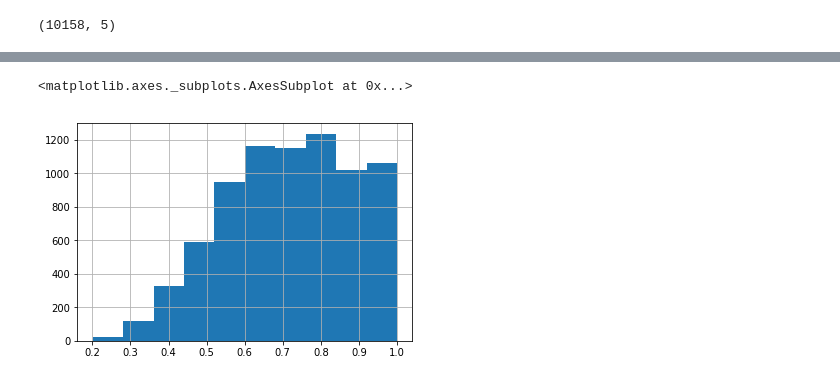
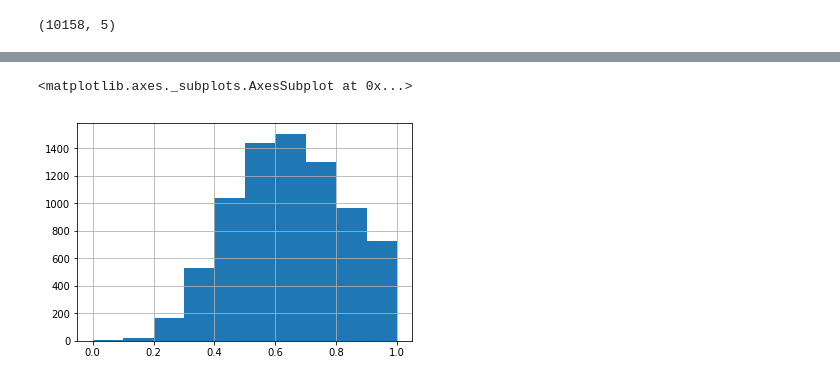
Before and after one commit to EikeDehling/machine-learnings, a Jupyter notebook: nlp_similarity_crowdflower.ipynb, the cells around one changed output, grey strips where cells are left out. Cells and saved outputs as stored; diff of their text form; code cells hidden in the pictures.

```diff
--- a/nlp_similarity_crowdflower.ipynb
+++ b/nlp_similarity_crowdflower.ipynb
@@ -56 +62,36 @@ df['dist'] = list(map(lambda x: cosine(x[0], x[1]), zip(product_vectors, query_v
+# %%
+from gensim.models import TfidfModel
+
+tfidf = TfidfModel(all_corpus, id2word=dictionary)
+
+query_tfidf = tfidf[query_corpus]
+product_title_and_description_tfidf = tfidf[product_title_and_description_corpus]
+all_tfidf = tfidf[all_corpus]
+# %%
+from gensim.models import LsiModel
+
+lsi = LsiModel(all_tfidf, id2word=dictionary)
+
+query_lsi = lsi[query_tfidf]
+product_title_and_description_lsi = lsi[product_title_and_description_tfidf]
+all_lsi = lsi[all_tfidf]
+# %%
+from gensim.matutils import sparse2full
+
+df['query_tfidf'] = [sparse2full(x, tfidf_dimensions) for x in query_tfidf]
+df['product_title_and_description_tfidf'] = [sparse2full(x, tfidf_dimensions) for x in product_title_and_description_tfidf]
+
+df['query_lsi'] = [sparse2full(x, tfidf_dimensions) for x in query_lsi]
+df['product_title_and_description_lsi'] = [sparse2full(x, tfidf_dimensions) for x in product_title_and_description_lsi]
+# %%
+from scipy.spatial.distance import cosine
+
+def cosine_distance_tfidf(row):
+    return cosine(row['query_tfidf'], row['product_title_and_description_tfidf'])
+
+def cosine_distance_lsi(row):
+    return cosine(row['query_lsi'], row['product_title_and_description_lsi'])
+
+df['distance_tfidf'] = df.apply(cosine_distance_tfidf, axis=1)
+df['distance_lsi'] = df.apply(cosine_distance_lsi, axis=1)
 # %%
@@ -83,5 +120,5 @@ sns.violinplot(x='median_relevance', y='dist', data=df)
 # %%
-df['dist'].hist()
+df['distance_tfidf'].hist()
 # %% [output]
 <matplotlib.axes._subplots.AxesSubplot at 0x...>
-[figure, old version]
+[figure, new version]
```
Also changed, not shown: parts of 22 cells of this notebook.
